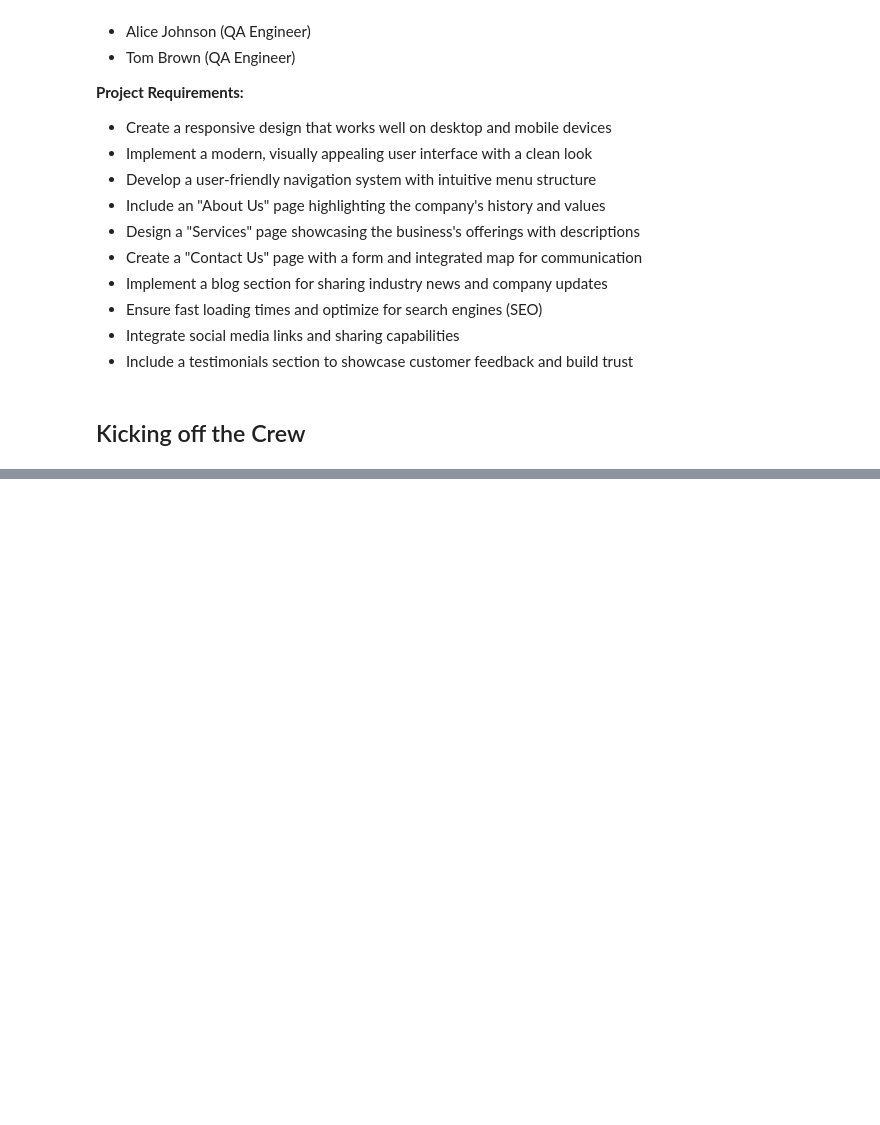
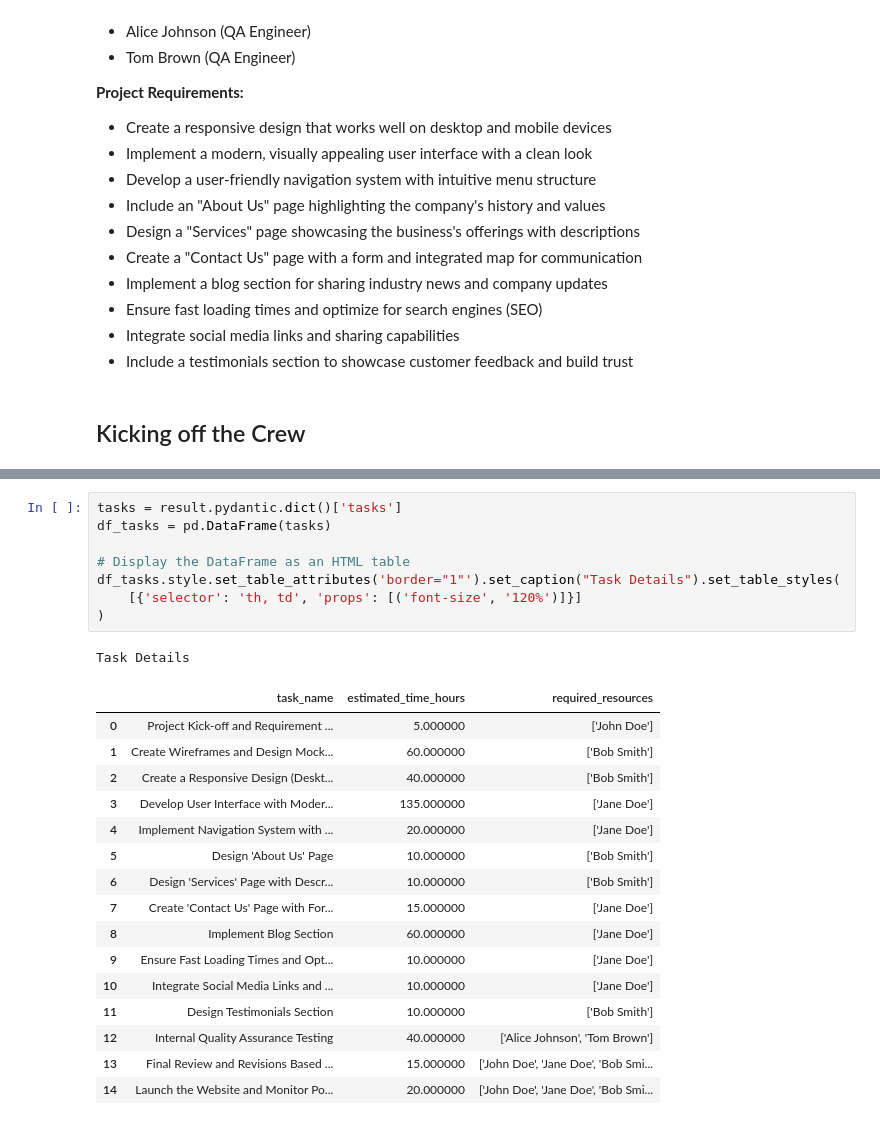
Before and after one commit to HiteshDesai07/crew-ai, a Jupyter notebook: project_planner.ipynb, the cells around one changed output, grey strips where cells are left out. Drawn from its saved outputs; the diff is of its cells as text; blank space fills up the shorter version.

Commit message:
added final code to the project planner agent

```diff
--- a/project_planner.ipynb
+++ b/project_planner.ipynb
@@ -204,0 +245,26 @@ result = crew.kickoff(
+# %%
+tasks = result.pydantic.dict()['tasks']
+df_tasks = pd.DataFrame(tasks)
+
+# Display the DataFrame as an HTML table
+df_tasks.style.set_table_attributes('border="1"').set_caption("Task Details").set_table_styles(
+    [{'selector': 'th, td', 'props': [('font-size', '120%')]}]
+)
+# %% [output]
+Task Details
+|  | task_name | estimated_time_hours | required_resources |
+| 0 | Project Kick-off and Requirement ... | 5.000000 | ['John Doe'] |
+| 1 | Create Wireframes and Design Mock... | 60.000000 | ['Bob Smith'] |
+| 2 | Create a Responsive Design (Deskt... | 40.000000 | ['Bob Smith'] |
+| 3 | Develop User Interface with Moder... | 135.000000 | ['Jane Doe'] |
+| 4 | Implement Navigation System with ... | 20.000000 | ['Jane Doe'] |
+| 5 | Design 'About Us' Page | 10.000000 | ['Bob Smith'] |
+| 6 | Design 'Services' Page with Descr... | 10.000000 | ['Bob Smith'] |
+| 7 | Create 'Contact Us' Page with For... | 15.000000 | ['Jane Doe'] |
+| 8 | Implement Blog Section | 60.000000 | ['Jane Doe'] |
+| 9 | Ensure Fast Loading Times and Opt... | 10.000000 | ['Jane Doe'] |
+| 10 | Integrate Social Media Links and ... | 10.000000 | ['Jane Doe'] |
+| 11 | Design Testimonials Section | 10.000000 | ['Bob Smith'] |
+| 12 | Internal Quality Assurance Testing | 40.000000 | ['Alice Johnson', 'Tom Brown'] |
+| 13 | Final Review and Revisions Based ... | 15.000000 | ['John Doe', 'Jane Doe', 'Bob Smi... |
+| 14 | Launch the Website and Monitor Po... | 20.000000 | ['John Doe', 'Jane Doe', 'Bob Smi... |
```
Also changed, not shown: parts of 8 cells of this notebook, 1 other file.
